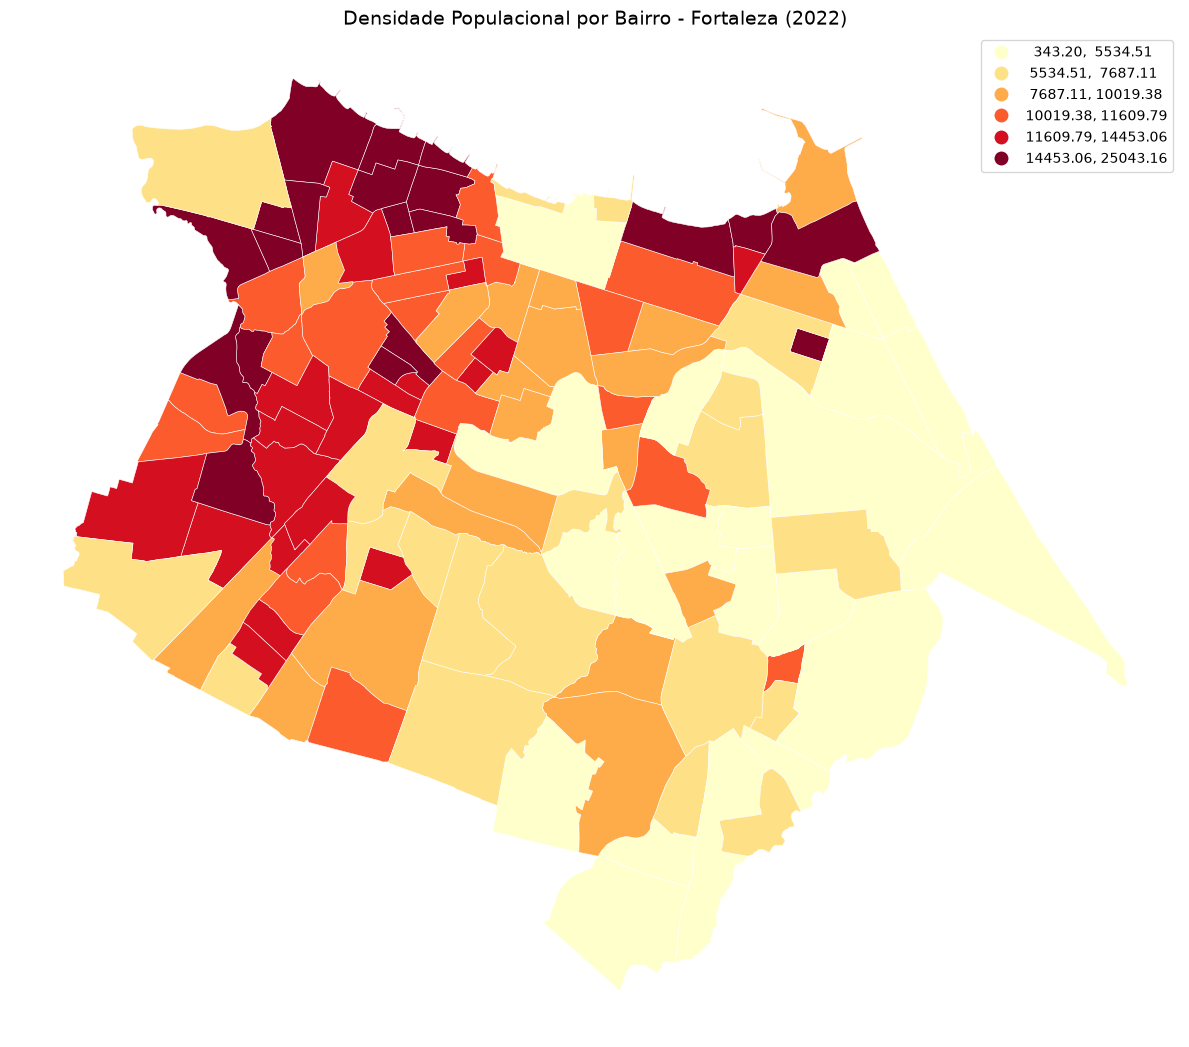
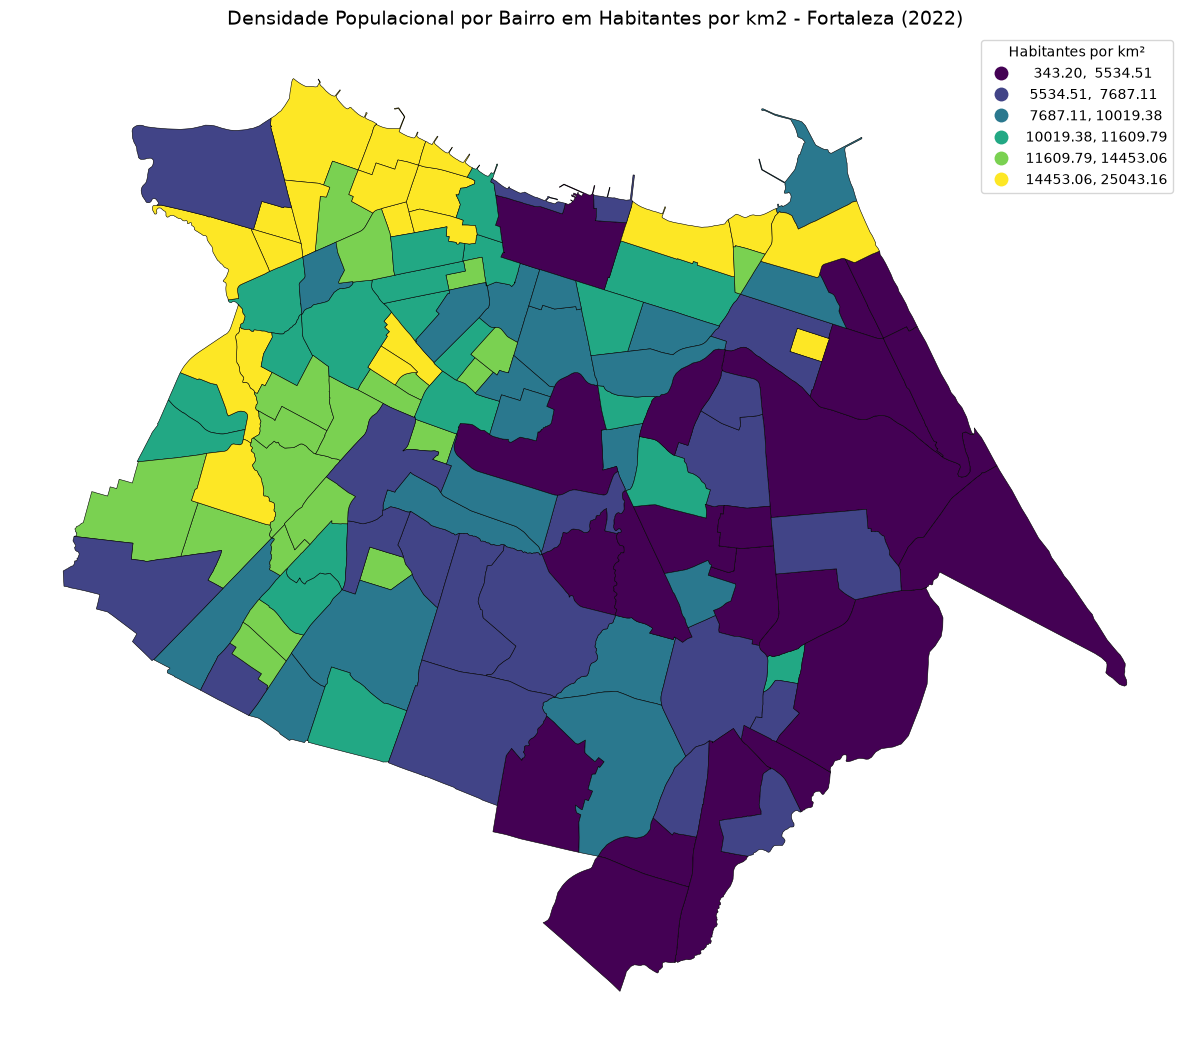
Unified diff of the notebook cell whose output changed from the first chart to the second:
--- before
+++ after
@@ -31,8 +31,4 @@
 
 
-fig.patch.set_facecolor("black")
-
-
-ax.set_facecolor("black")
 
 bairros.plot(
@@ -40,7 +36,7 @@
     scheme="quantiles",
     k=6,
-    cmap="YlOrRd",
+    cmap="viridis",
     legend=True,
-    edgecolor="white",
+    edgecolor="black",
     linewidth=0.4,
     missing_kwds={
@@ -52,11 +48,16 @@
 
 ax.set_title(
-    "Densidade Populacional por Bairro - Fortaleza (2022)",
+    "Densidade Populacional por Bairro em Habitantes por km2 - Fortaleza (2022)",
     fontsize=14,
-    color="white"
 )
 
 ax.set_axis_off()
 
+ax.set_axis_off()
+
+leg = ax.get_legend()
+if leg:
+    leg.set_title("Habitantes por km²")
+
 plt.tight_layout()
 plt.show()

Commit: subindo notebook final